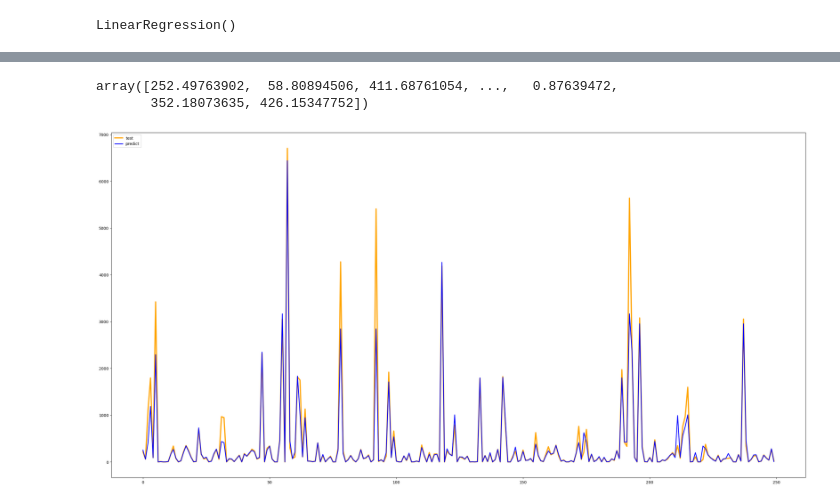
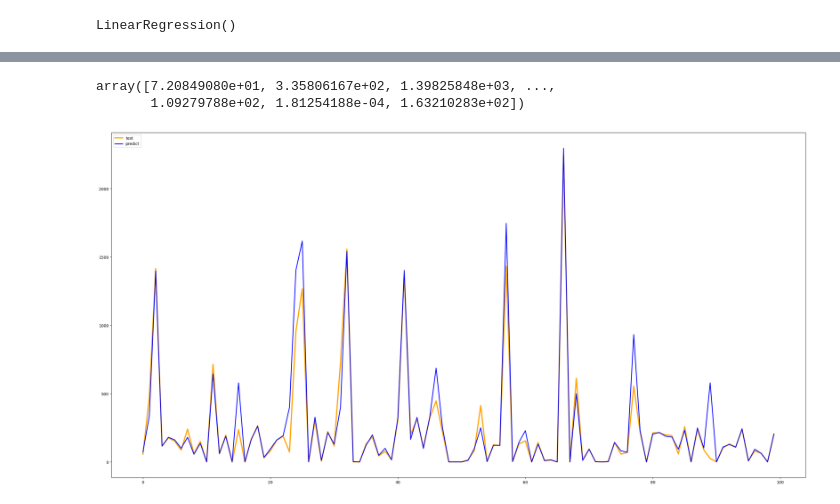
Before and after one commit to berkeryilmaz/HepML, a Jupyter notebook: rpc Ml.ipynb, the cells around one changed output, grey strips where cells are left out. Saved outputs shown, nothing was run; the diff lists cells and outputs as text; code cells hidden in the pictures.

```diff
--- a/rpc Ml.ipynb
+++ b/rpc Ml.ipynb
@@ -438,2 +426,0 @@ dbfile.close()
-# %%
-model_grnn.fit(X_train,y_train)
@@ -454,14 +427,19 @@ GRNN(bnds=((0, None), (0, None), (0, None), (0, None), (0, None), (0, None),
+# %%
+with (open("grnn_model.pickle", "rb")) as openfile:
+    model_grnn=pickle.load(openfile)
+
+#model_grnn.fit(X_train,y_train)
 # %%
 pred_grnn=model_grnn.predict(X_test)
 pred_grnn
 # %% [output]
-array([252.49763902,  58.80894506, 411.68761054, ...,   0.87639472,
-       352.18073635, 426.15347752])
+array([7.20849080e+01, 3.35806167e+02, 1.39825848e+03, ...,
+       1.09279788e+02, 1.81254188e-04, 1.63210283e+02])
 # %%
 plt.figure(figsize=(32, 16))
-plt.plot(range(0,len(indexes))[:250],y_test[:250], color="orange", linewidth=3 ,label = 'test')
-plt.plot(range(0,len(indexes))[:250],pred_grnn[:250], color="blue", linewidth=2,label = 'predict')
+plt.plot(range(0,len(indexes))[:100],y_test[:100], color="orange", linewidth=3 ,label = 'test')
+plt.plot(range(0,len(indexes))[:100],pred_grnn[:100], color="blue", linewidth=2,label = 'predict')
 plt.legend(loc="upper left")
 plt.show()
 # %% [output]
-[figure, old version]
+[figure, new version]
```
Also changed, not shown: parts of 40 cells of this notebook, 1 other file.
